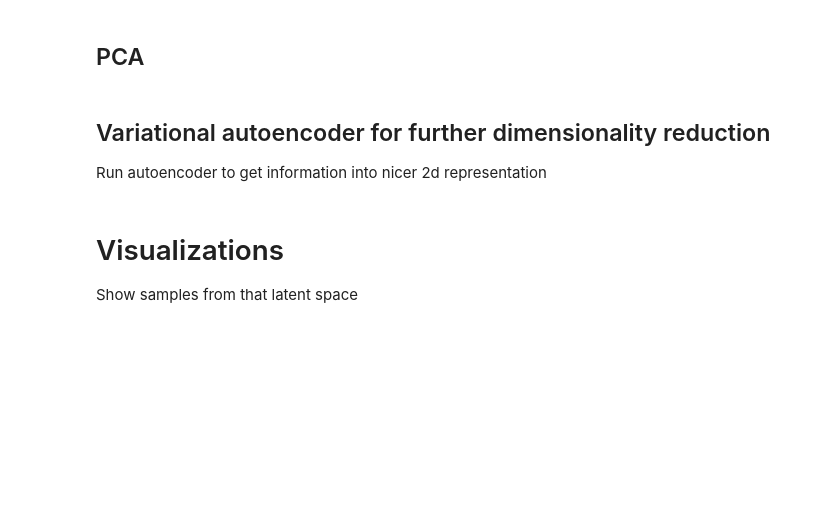
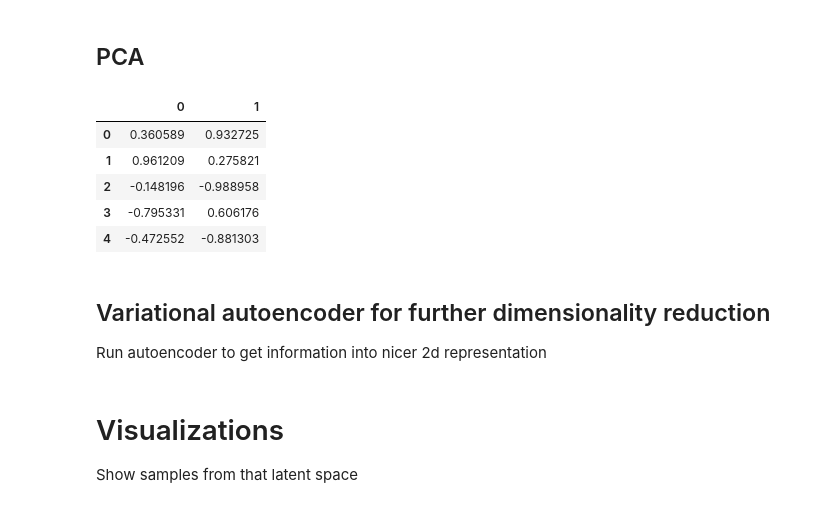
Before and after one commit to StarDylan/FlowMatching, a Jupyter notebook: MNIST_Latent_Space_Visualizations.ipynb, the cells around one changed output. Cells and saved outputs as stored; diff of their text form; code cells hidden in the pictures; blank space fills up the shorter version.

```diff
--- a/MNIST_Latent_Space_Visualizations.ipynb
+++ b/MNIST_Latent_Space_Visualizations.ipynb
@@ -13,5 +72,19 @@
 # %% [markdown]
 ## PCA
+# %%
+PCA_model = PCA(n_components=2).fit(X)
+# %%
+reduced_mnist = normalize(PCA_model.transform(X))
+reduced_mnist_df = pd.DataFrame(reduced_mnist)
+# %%
+reduced_mnist_df.head()
+# %% [output]
+|  | 0 | 1 |
+| 0 | 0.360589 | 0.932725 |
+| 1 | 0.961209 | 0.275821 |
+| 2 | -0.148196 | -0.988958 |
+| 3 | -0.795331 | 0.606176 |
+| 4 | -0.472552 | -0.881303 |
 # %% [markdown]
 ## Variational autoencoder for further dimensionality reduction
 Run autoencoder to get information into nicer 2d representation
```
Also changed, not shown: parts of 12 cells of this notebook.
